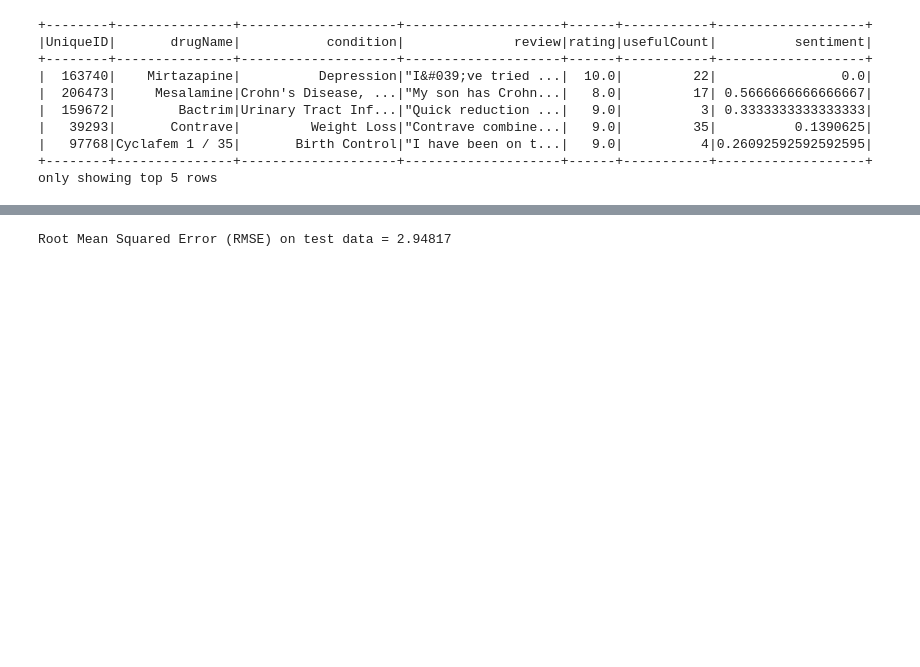
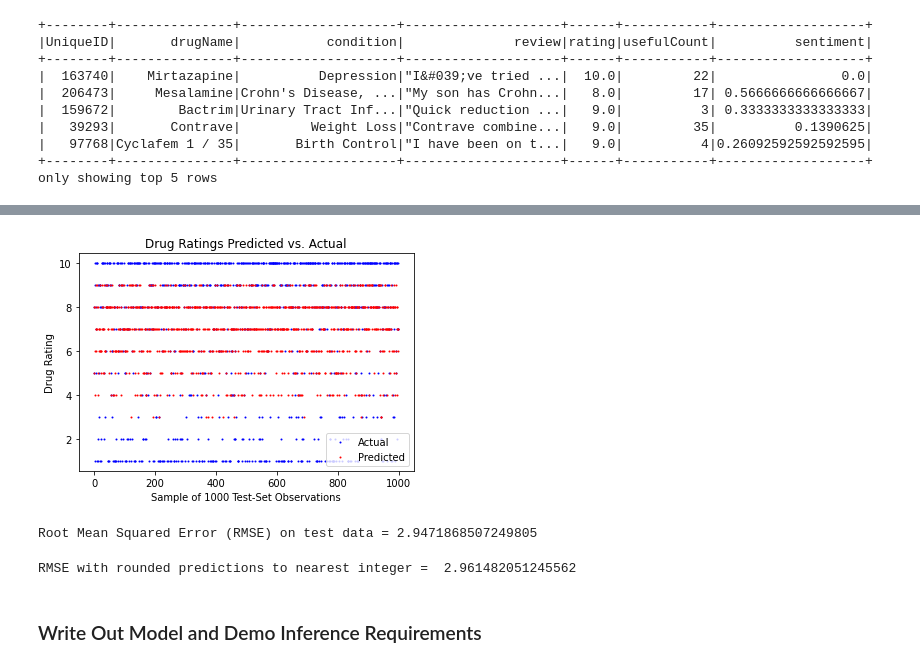
Before and after one commit to cardosa1/UMBC-DATA603-Group3-Project, a Jupyter notebook: Model_Training.ipynb, the cells around one changed output, grey strips where cells are left out. Cells and saved outputs as stored; diff of their text form; code cells hidden in the pictures; blank space fills up the shorter version.

Commit message:
Updated Modeling Code

```diff
--- a/Model_Training.ipynb
+++ b/Model_Training.ipynb
@@ -302,9 +308,38 @@ only showing top 5 rows
+# %%
+test_preds_df = test_preds.toPandas()
+# %%
+test_preds_df['prediction_ints'] = np.rint(test_preds_df['prediction'])
+# %%
+sample_df = test_preds_df.sample(n=1000, random_state=1)
+# %%
+def plotGraph(y_test,y_pred,regressorName):
+    ax = plt.subplot(111)
+    plt.scatter(range(len(y_test)), y_test,s=1, color='blue')
+    plt.scatter(range(len(y_pred)), y_pred,s=1, color='red')
+    plt.title(regressorName)
+    ax.legend(['Actual', 'Predicted'],loc='lower right')
+    plt.ylabel('Drug Rating')
+    plt.xlabel('Sample of 1000 Test-Set Observations')
+    plt.show()
+    return
+# %%
+plotGraph(sample_df['rating'], sample_df['prediction_ints'], "Drug Ratings Predicted vs. Actual")
+# %% [output]
+[figure, added]
 # %%
 evaluator = RegressionEvaluator(labelCol=target, predictionCol="prediction", metricName="rmse")
 rmse = evaluator.evaluate(test_preds)
-print("Root Mean Squared Error (RMSE) on test data = %g" % rmse)
+print("Root Mean Squared Error (RMSE) on test data =", rmse)
 # %% [output]
-Root Mean Squared Error (RMSE) on test data = 2.94817
+Root Mean Squared Error (RMSE) on test data = 2.9471868507249805
+# %%
+from sklearn.metrics import mean_squared_error
+rms = mean_squared_error(test_preds_df['rating'], test_preds_df['prediction_ints'], squared=False)
+print("RMSE with rounded predictions to nearest integer =", rms)
+# %% [output]
+RMSE with rounded predictions to nearest integer =  2.961482051245562
+# %% [markdown]
+### Write Out Model and Demo Inference Requirements
 # %%
 # https://www.sparkitecture.io/machine-learning/model-saving-and-loading
 # %%
```
Also changed, not shown: parts of 23 cells of this notebook.
